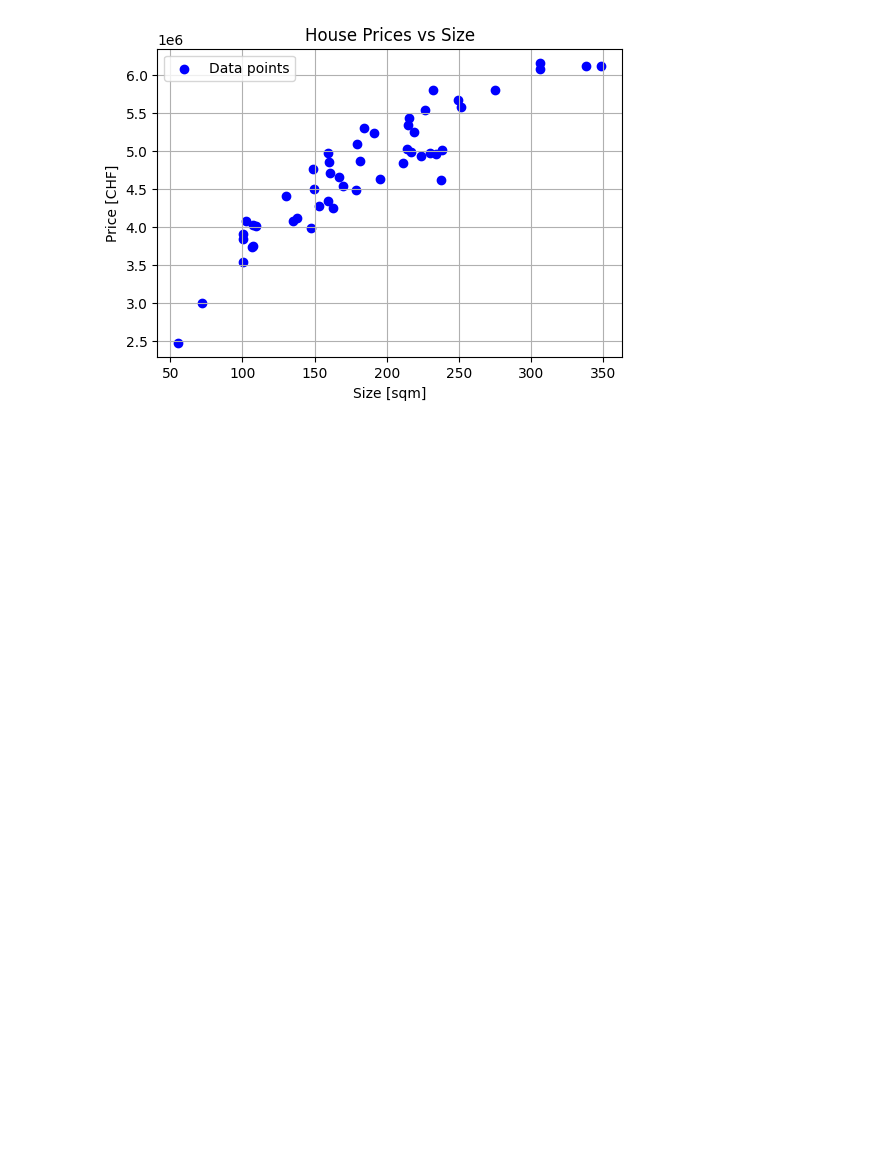
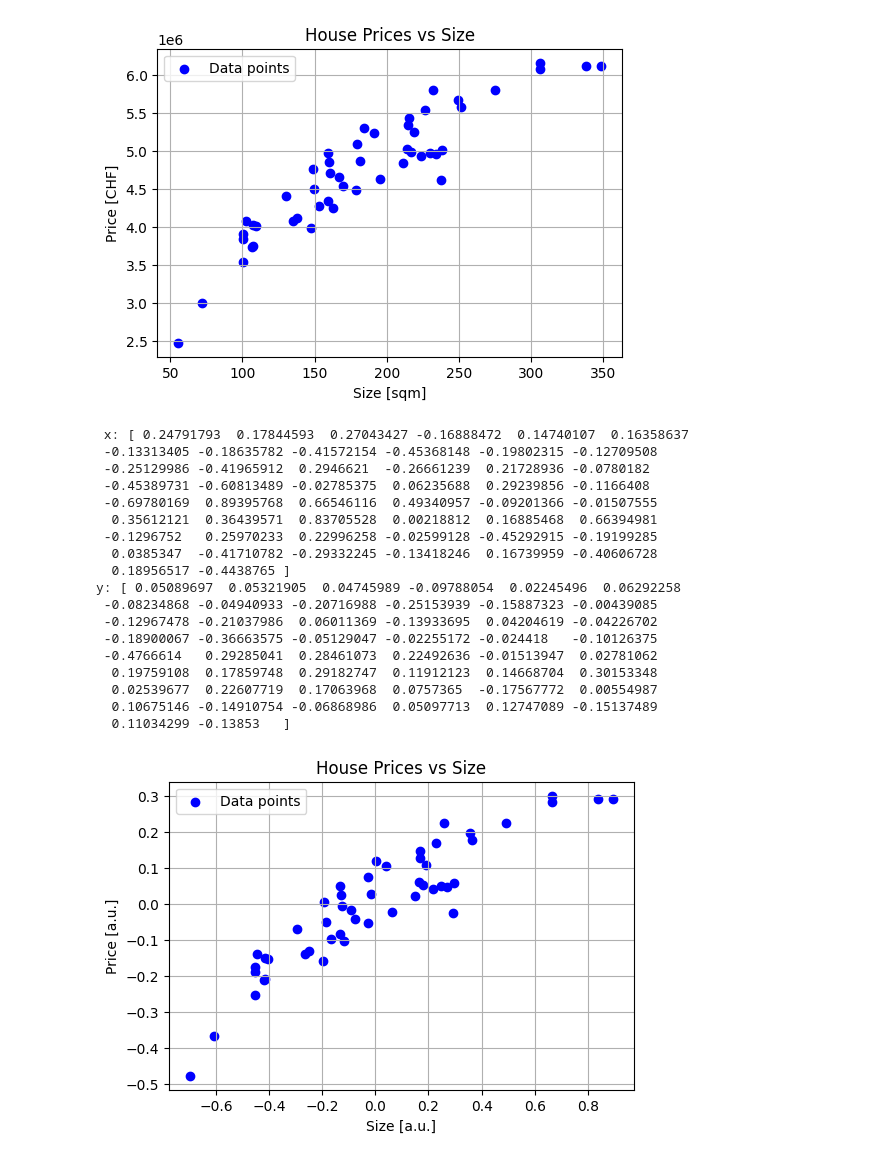
Before and after one commit to saxenaprajjwal/hsf-intro-to-ml-exercises, a Jupyter notebook: linear-regression.ipynb, the cells around one changed output. Drawn from its saved outputs; the diff is of its cells as text; code cells hidden in the pictures; blank space fills up the shorter version.

```diff
--- a/linear-regression.ipynb
+++ b/linear-regression.ipynb
@@ -15,11 +15,31 @@ plot_housing_prices(sizes, prices)
 # %%
 # scale the data such that the features are centered around zero and have reasonable range
 ####### YOUR CODE HERE #######
-x = ...
-y = ...
-####### END YOUR CODE ########
-
+x = (sizes - np.mean(sizes))/np.mean(sizes)
+y = (prices - np.mean(prices))/np.mean(prices)
+print(" x:", x)
+print("y:", y)
 # plot the scaled data
 plot_housing_prices(x, y, scaled=True)
+# %% [output]
+ x: [ 0.24791793  0.17844593  0.27043427 -0.16888472  0.14740107  0.16358637
+ -0.13313405 -0.18635782 -0.41572154 -0.45368148 -0.19802315 -0.12709508
+ -0.25129986 -0.41965912  0.2946621  -0.26661239  0.21728936 -0.0780182
+ -0.45389731 -0.60813489 -0.02785375  0.06235688  0.29239856 -0.1166408
+ -0.69780169  0.89395768  0.66546116  0.49340957 -0.09201366 -0.01507555
+  0.35612121  0.36439571  0.83705528  0.00218812  0.16885468  0.66394981
+ -0.1296752   0.25970233  0.22996258 -0.02599128 -0.45292915 -0.19199285
+  0.0385347  -0.41710782 -0.29332245 -0.13418246  0.16739959 -0.40606728
+  0.18956517 -0.4438765 ]
+y: [ 0.05089697  0.05321905  0.04745989 -0.09788054  0.02245496  0.06292258
+ -0.08234868 -0.04940933 -0.20716988 -0.25153939 -0.15887323 -0.00439085
+ -0.12967478 -0.21037986  0.06011369 -0.13933695  0.04204619 -0.04226702
+ -0.18900067 -0.36663575 -0.05129047 -0.02255172 -0.024418   -0.10126375
+ -0.4766614   0.29285041  0.28461073  0.22492636 -0.01513947  0.02781062
+  0.19759108  0.17859748  0.29182747  0.11912123  0.14668704  0.30153348
+  0.02539677  0.22607719  0.17063968  0.0757365  -0.17567772  0.00554987
+  0.10675146 -0.14910754 -0.06868986  0.05097713  0.12747089 -0.15137489
+  0.11034299 -0.13853   ]
+[figure, added]
 # %%
 # Calculate loss (Mean Squared Error) for each combination of w and b
```
Also changed, not shown: parts of 2 cells of this notebook.
